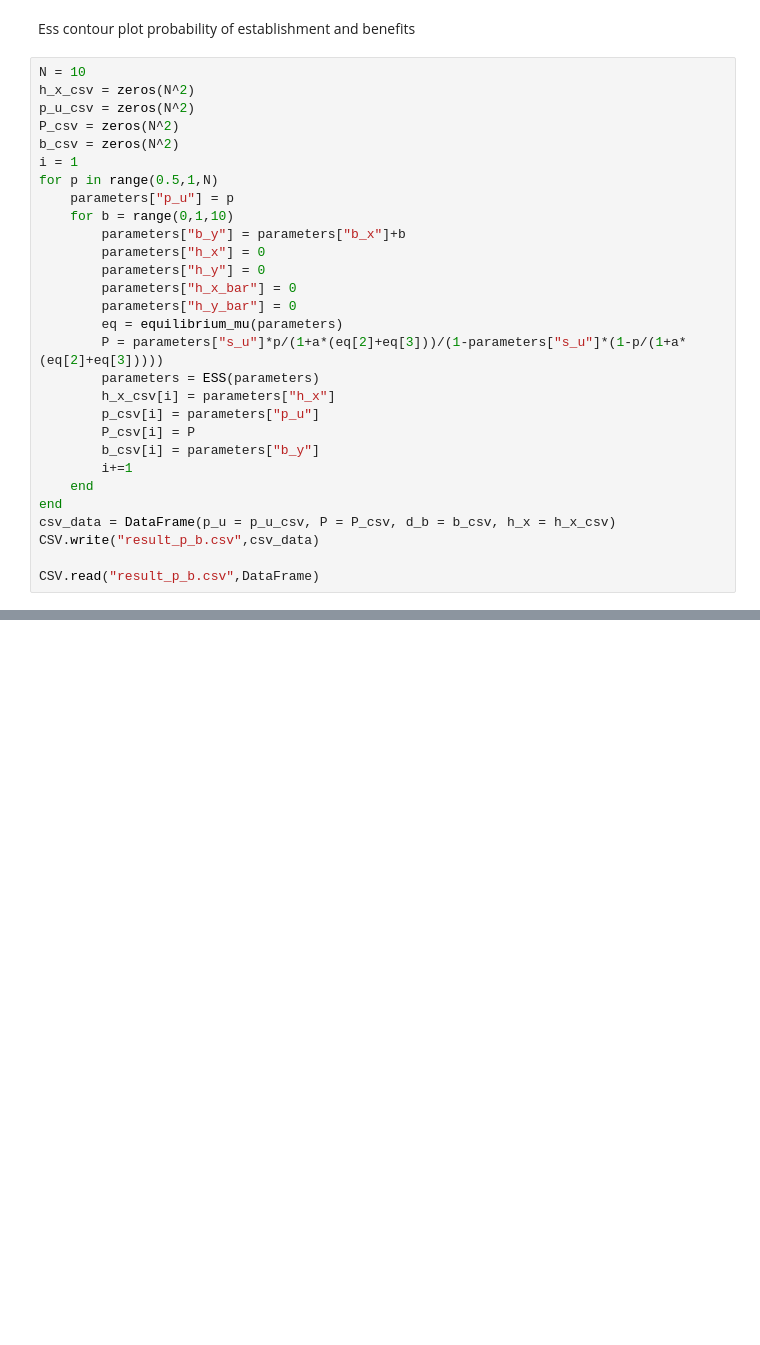
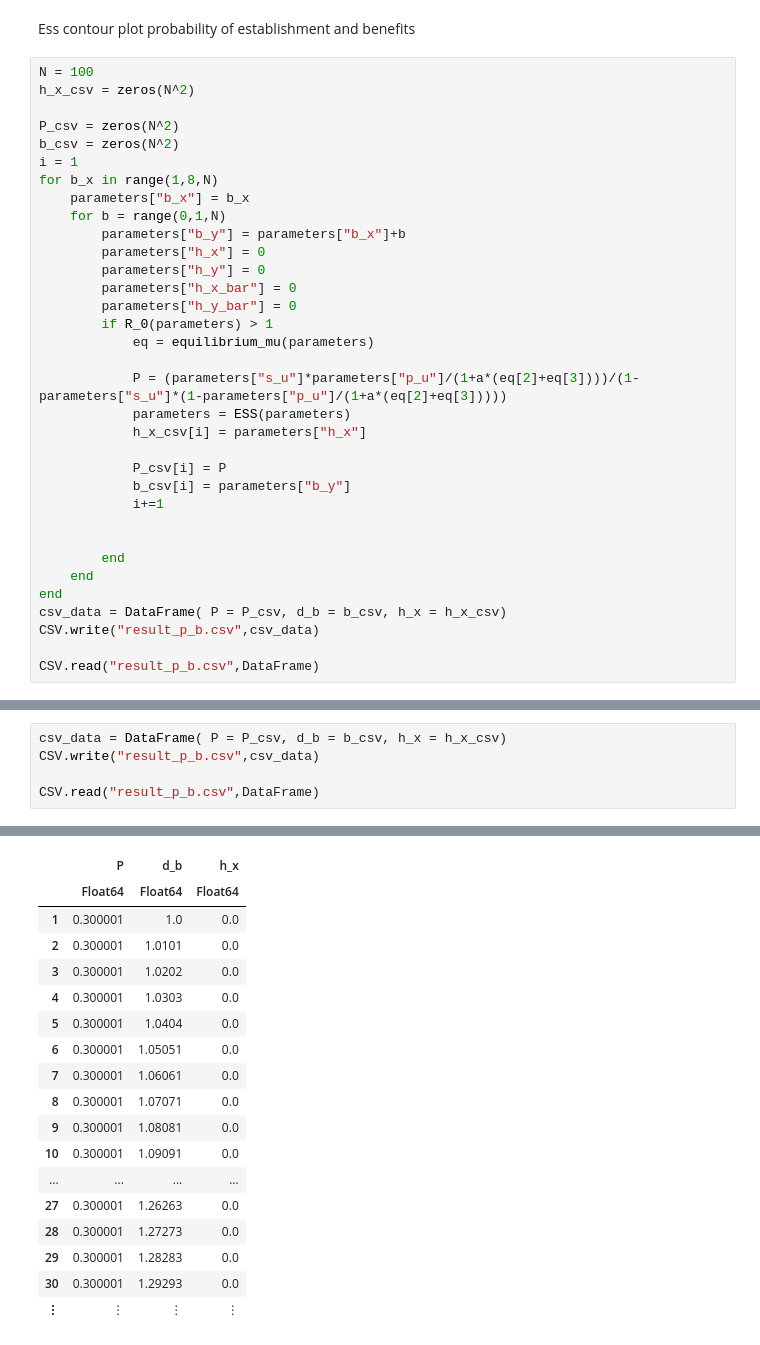
Before and after one commit to aflatresUWO/opportunity_cost_model, a Jupyter notebook: model_juveniles.ipynb, the cells around one changed output, grey strips where cells are left out. Cells and saved outputs as stored; diff of their text form; blank space fills up the shorter version.

Commit message:
new results

```diff
--- a/model_juveniles.ipynb
+++ b/model_juveniles.ipynb
@@ -701,31 +704,36 @@ CSV.read("result.csv",DataFrame)
 # %% [markdown]
 Ess contour plot probability of establishment and benefits
 # %%
-N = 10
+N = 100
 h_x_csv = zeros(N^2)
-p_u_csv = zeros(N^2)
+
 P_csv = zeros(N^2)
 b_csv = zeros(N^2)
 i = 1
-for p in range(0.5,1,N)
-    parameters["p_u"] = p
-    for b = range(0,1,10)
+for b_x in range(1,8,N)
+    parameters["b_x"] = b_x
+    for b = range(0,1,N)
         parameters["b_y"] = parameters["b_x"]+b
         parameters["h_x"] = 0
         parameters["h_y"] = 0
         parameters["h_x_bar"] = 0
         parameters["h_y_bar"] = 0
-        eq = equilibrium_mu(parameters)
-        P = parameters["s_u"]*p/(1+a*(eq[2]+eq[3]))/(1-parameters["s_u"]*(1-p/(1+a*(eq[2]+eq[3]))))
-        parameters = ESS(parameters)
-        h_x_csv[i] = parameters["h_x"]
-        p_csv[i] = parameters["p_u"]
-        P_csv[i] = P
-        b_csv[i] = parameters["b_y"]
-        i+=1
+        if R_0(parameters) > 1
+            eq = equilibrium_mu(parameters)
+
+            P = (parameters["s_u"]*parameters["p_u"]/(1+a*(eq[2]+eq[3])))/(1-parameters["s_u"]*(1-parameters["p_u"]/(1+a*(eq[2]+eq[3]))))
+            parameters = ESS(parameters)
+            h_x_csv[i] = parameters["h_x"]
+
+            P_csv[i] = P
+            b_csv[i] = parameters["b_y"]
+            i+=1
+
+
+        end
     end
 end
-csv_data = DataFrame(p_u = p_u_csv, P = P_csv, d_b = b_csv, h_x = h_x_csv)
+csv_data = DataFrame( P = P_csv, d_b = b_csv, h_x = h_x_csv)
 CSV.write("result_p_b.csv",csv_data)
 
 CSV.read("result_p_b.csv",DataFrame)
@@ -766,0 +742,6 @@ end
+# %%
+csv_data = DataFrame( P = P_csv, d_b = b_csv, h_x = h_x_csv)
+CSV.write("result_p_b.csv",csv_data)
+
+CSV.read("result_p_b.csv",DataFrame)
+# %% [output]
@@ -766,0 +749,18 @@ end
+|  | P | d_b | h_x |
+|  | Float64 | Float64 | Float64 |
+| 1 | 0.300001 | 1.0 | 0.0 |
+| 2 | 0.300001 | 1.0101 | 0.0 |
+| 3 | 0.300001 | 1.0202 | 0.0 |
+| 4 | 0.300001 | 1.0303 | 0.0 |
+| 5 | 0.300001 | 1.0404 | 0.0 |
+| 6 | 0.300001 | 1.05051 | 0.0 |
+| 7 | 0.300001 | 1.06061 | 0.0 |
+| 8 | 0.300001 | 1.07071 | 0.0 |
+| 9 | 0.300001 | 1.08081 | 0.0 |
+| 10 | 0.300001 | 1.09091 | 0.0 |
+| ... | ... | ... | ... |
+| 27 | 0.300001 | 1.26263 | 0.0 |
+| 28 | 0.300001 | 1.27273 | 0.0 |
+| 29 | 0.300001 | 1.28283 | 0.0 |
+| 30 | 0.300001 | 1.29293 | 0.0 |
+| ⋮ | ⋮ | ⋮ | ⋮ |
```
Also changed, not shown: parts of 11 cells of this notebook, 3 other files.
